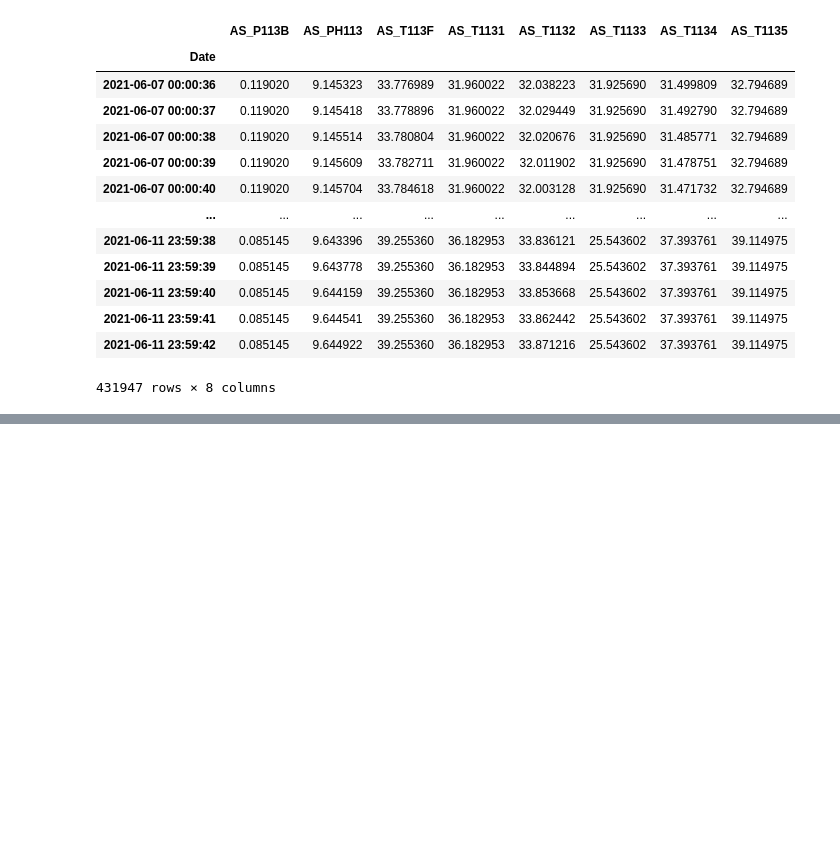
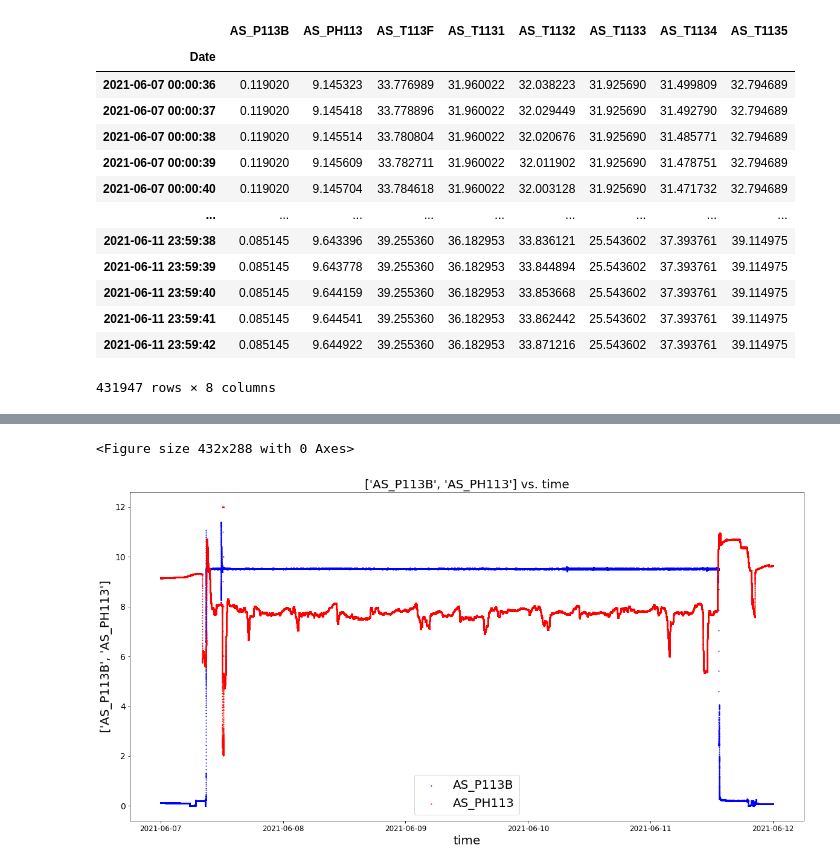
Before and after one commit to sipocz/XLS_Conv, a Jupyter notebook: xls_converter_class.ipynb, the cells around one changed output, grey strips where cells are left out. Cells and saved outputs as stored; diff of their text form; code cells hidden in the pictures; blank space fills up the shorter version.

```diff
--- a/xls_converter_class.ipynb
+++ b/xls_converter_class.ipynb
@@ -164,0 +221,5 @@ a.df_concat()
+# %%
+a.plotter(["AS_P113B","AS_PH113"])
+# %% [output]
+<Figure size 432x288 with 0 Axes>
+[figure, added]
```
Also changed, not shown: parts of 14 cells of this notebook.
